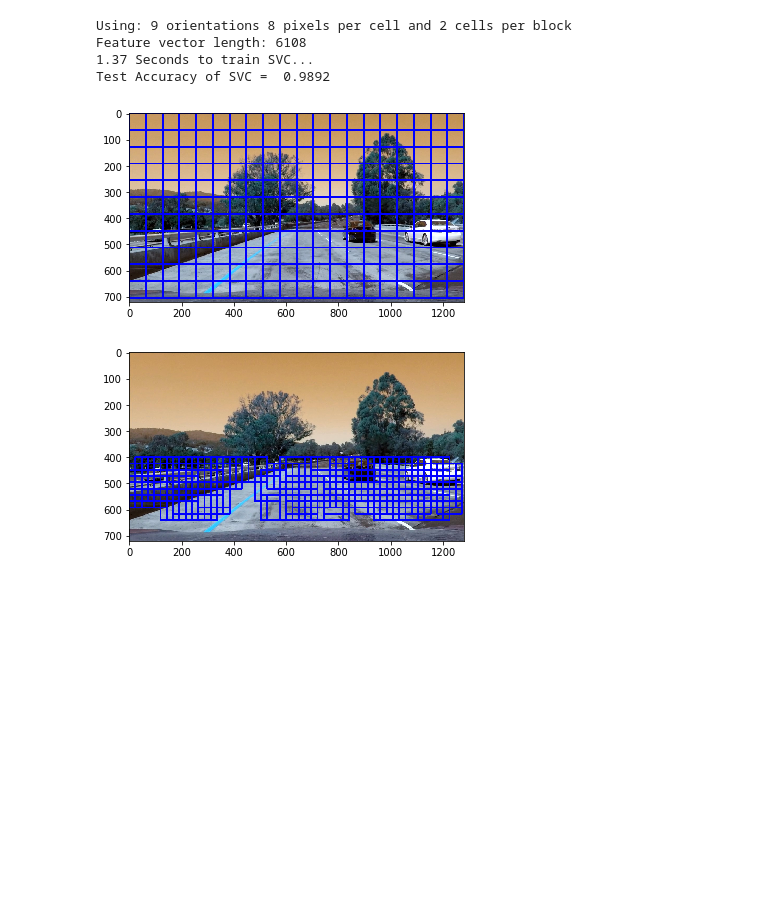
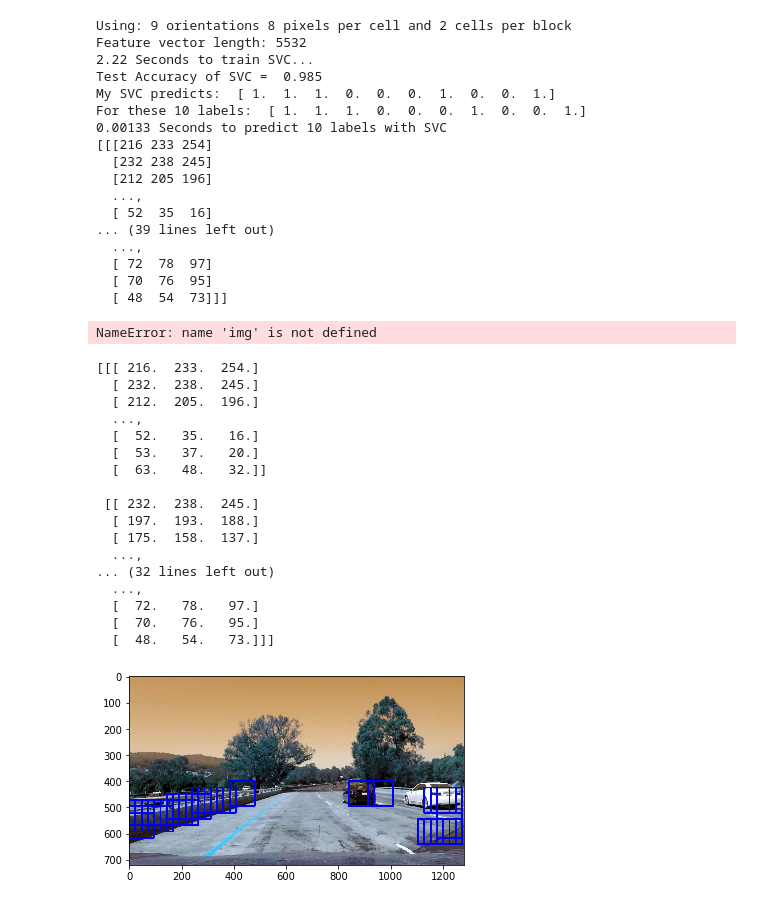
Before and after one commit to Ly0n/CarND-Vehicle-Detection-cY, a Jupyter notebook: CarND-Vehicle-Detection-cY.ipynb, the cells around one changed output. Saved outputs shown, nothing was run; the diff lists cells and outputs as text; code cells hidden in the pictures; blank space fills up the shorter version.

```diff
--- a/CarND-Vehicle-Detection-cY.ipynb
+++ b/CarND-Vehicle-Detection-cY.ipynb
@@ -93,19 +94,18 @@ def search_windows(img, windows, clf, scaler, color_space='YCrCb',
     return on_windows
 
 
-# Reduce the sample size because
-# The quiz evaluator times out after 13s of CPU time
+# Reduce the sample size to an equal size
+
 sample_size = 3000
 cars = cars[0:sample_size]
 notcars = notcars[0:sample_size]
 
-### TODO: Tweak these parameters and see how the results change.
 color_space = 'YCrCb' # Can be RGB, HSV, LUV, HLS, YUV, YCrCb
 orient = 9  # HOG orientations
 pix_per_cell = 8 # HOG pixels per cell
 cell_per_block = 2 # HOG cells per block
 hog_channel = "ALL" # Can be 0, 1, 2, or "ALL"
-spatial_size = (16, 16) # Spatial binning dimensions
+spatial_size = (8, 8) # Spatial binning dimensions
 hist_bins = 16    # Number of histogram bins
 spatial_feat = True # Spatial features on or off
 hist_feat = True # Histogram features on or off
@@ -155,10 +155,18 @@ t2 = time.time()
 print(round(t2-t, 2), 'Seconds to train SVC...')
 # Check the score of the SVC
 print('Test Accuracy of SVC = ', round(svc.score(X_test, y_test), 4))
+
 # Check the prediction time for a single sample
 t=time.time()
+n_predict = 10
+print('My SVC predicts: ', svc.predict(X_test[0:n_predict]))
+print('For these',n_predict, 'labels: ', y_test[0:n_predict])
+t2 = time.time()
+print(round(t2-t, 5), 'Seconds to predict', n_predict,'labels with SVC')
 
 image = cv2.imread('./test_images/test1.jpg')
+print(image)
+image = img.astype(np.float32)/255
 draw_image = np.copy(image)
 
 # Uncomment the following line if you extracted training
@@ -182,16 +190,26 @@ plt.imshow(window_img)
 plt.show()
 # %% [output]
 Using: 9 orientations 8 pixels per cell and 2 cells per block
-Feature vector length: 6108
-1.37 Seconds to train SVC...
-Test Accuracy of SVC =  0.9892
+Feature vector length: 5532
+2.22 Seconds to train SVC...
+Test Accuracy of SVC =  0.985
+My SVC predicts:  [ 1.  1.  1.  0.  0.  0.  1.  0.  0.  1.]
+For these 10 labels:  [ 1.  1.  1.  0.  0.  0.  1.  0.  0.  1.]
+0.00133 Seconds to predict 10 labels with SVC
+[[[216 233 254]
+  [232 238 245]
+  [212 205 196]
+  ...,
+  [ 52  35  16]
+... (39 lines left out)
+  ...,
+  [ 72  78  97]
+  [ 70  76  95]
+  [ 48  54  73]]]
-[figure, removed]
+NameError: name 'img' is not defined
 # %%
 # Define a single function that can extract features using hog sub-sampling and make predictions
 def find_cars(img, ystart, ystop, scale, svc, X_scaler, orient, pix_per_cell, cell_per_block, spatial_size, hist_bins):
-
-    draw_img = np.copy(img)
-    img = img.astype(np.float32)/255
 
     img_tosearch = img[ystart:ystop,:,:]
     ctrans_tosearch = convert_color(img_tosearch, conv='RGB2YCrCb')
@@ -235,31 +253,48 @@ def find_cars(img, ystart, ystop, scale, svc, X_scaler, orient, pix_per_cell, ce
 
             # Extract the image patch
             subimg = cv2.resize(ctrans_tosearch[ytop:ytop+window, xleft:xleft+window], (64,64))
 
             # Get color features
             spatial_features = bin_spatial(subimg, size=spatial_size)
             hist_features = color_hist(subimg, nbins=hist_bins)
 
             # Scale features and make a prediction
             test_features = X_scaler.transform(np.hstack((spatial_features, hist_features, hog_features)).reshape(1, -1))
             #test_features = X_scaler.transform(np.hstack((shape_feat, hist_feat)).reshape(1, -1))
             test_prediction = svc.predict(test_features)
 
             if test_prediction == 1:
                 xbox_left = np.int(xleft*scale)
                 ytop_draw = np.int(ytop*scale)
                 win_draw = np.int(window*scale)
                 cv2.rectangle(draw_img,(xbox_left, ytop_draw+ystart),(xbox_left+win_draw,ytop_draw+win_draw+ystart),(0,0,255),6)
 
     return draw_img
 
 ystart = 400
 ystop = 656
 scale = 1.5
 
 out_img = find_cars(draw_image, ystart, ystop, scale, svc, X_scaler, orient, pix_per_cell, cell_per_block, spatial_size, hist_bins)
 
 plt.imshow(out_img)
 plt.show()
 # %% [output]
+[[[ 216.  233.  254.]
+  [ 232.  238.  245.]
+  [ 212.  205.  196.]
+  ...,
+  [  52.   35.   16.]
+  [  53.   37.   20.]
+  [  63.   48.   32.]]
+
+ [[ 232.  238.  245.]
+  [ 197.  193.  188.]
+  [ 175.  158.  137.]
+  ...,
+... (32 lines left out)
+  ...,
+  [  72.   78.   97.]
+  [  70.   76.   95.]
+  [  48.   54.   73.]]]
-[figure, old version]
+[figure, new version]
```
Also changed, not shown: parts of 2 cells of this notebook.
